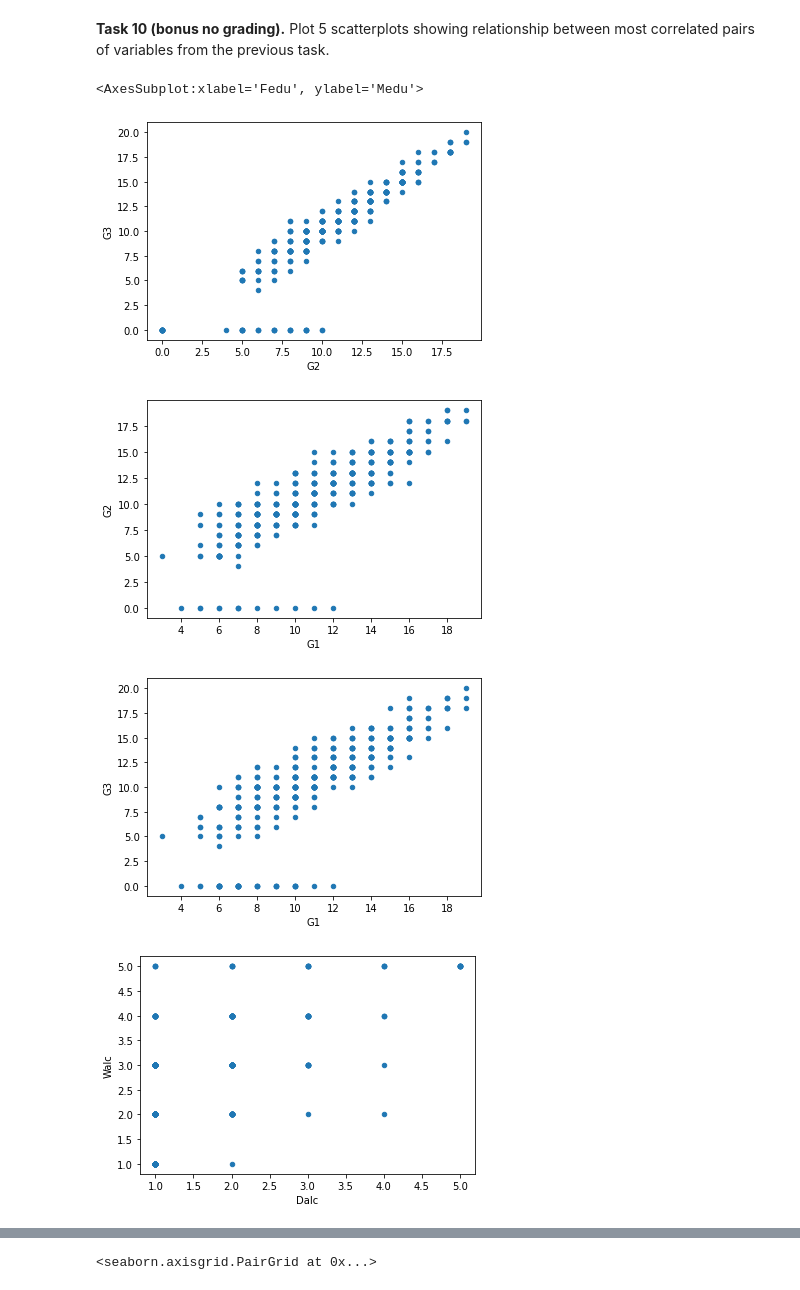
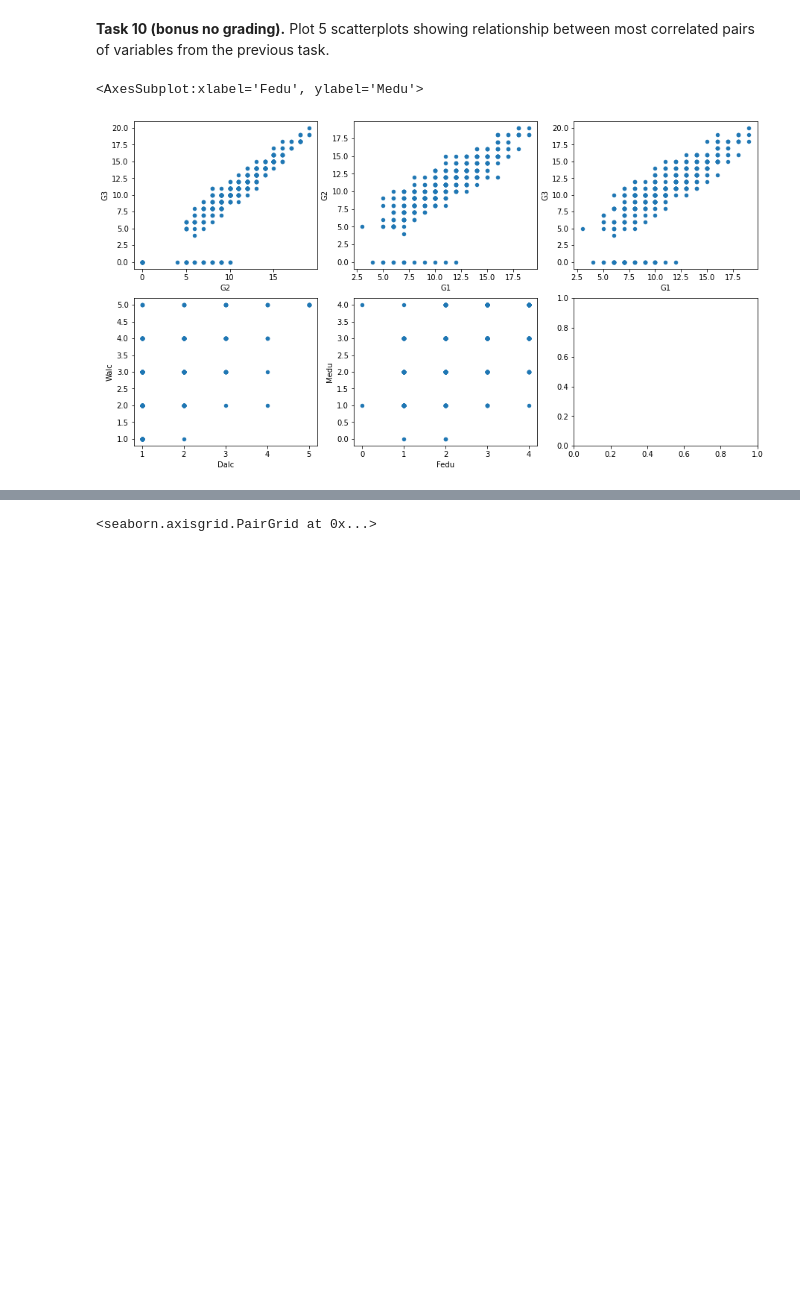
Before and after one commit to MitrofanovDmitry/study, a Jupyter notebook: practice/33 data manipulation/Pandas_data_manipulations.ipynb, the cells around one changed output, grey strips where cells are left out. Cells and saved outputs as stored; diff of their text form; code cells hidden in the pictures; blank space fills up the shorter version.

```diff
--- a/practice/33 data manipulation/Pandas_data_manipulations.ipynb
+++ b/practice/33 data manipulation/Pandas_data_manipulations.ipynb
@@ -146,14 +147,12 @@ print(top5_correlations)
 # %% [markdown]
 **Task 10 (bonus no grading).** Plot 5 scatterplots showing relationship between most correlated pairs of variables from the previous task.
 # %%
-mat.plot.scatter(x='G2', y='G3')
-mat.plot.scatter(x='G1', y='G2')
-mat.plot.scatter(x='G1', y='G3')
-mat.plot.scatter(x='Dalc', y='Walc')
-mat.plot.scatter(x='Fedu', y='Medu')
+fig, axes = plt.subplots(2, 3, figsize=(15, 8))
+mat.plot.scatter(x='G2', y='G3', ax=axes[0,0])
+mat.plot.scatter(x='G1', y='G2', ax=axes[0,1])
+mat.plot.scatter(x='G1', y='G3', ax=axes[0,2])
+mat.plot.scatter(x='Dalc', y='Walc', ax=axes[1,0])
+mat.plot.scatter(x='Fedu', y='Medu', ax=axes[1,1])
 # %% [output]
 <AxesSubplot:xlabel='Fedu', ylabel='Medu'>
-[figure, old version]
+[figure, new version]
-[figure, removed]
-[figure, removed]
-[figure, removed]
```
Also changed, not shown: parts of 2 cells of this notebook, 11 other files.
